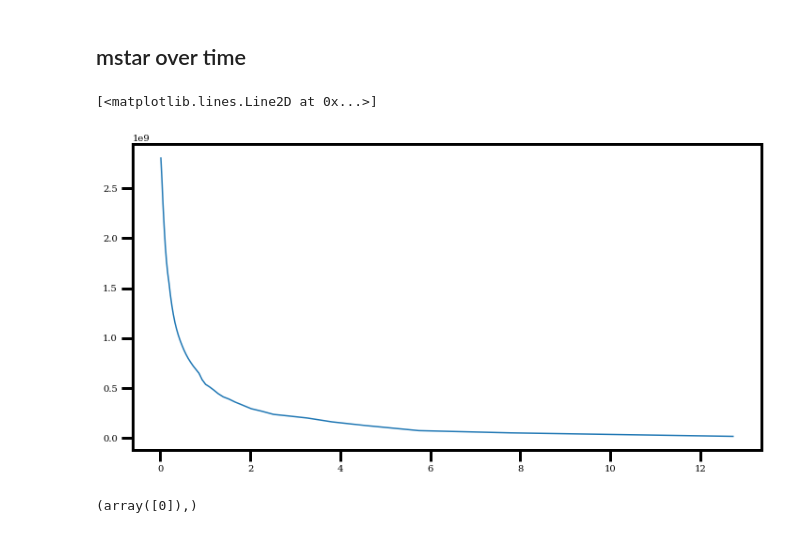
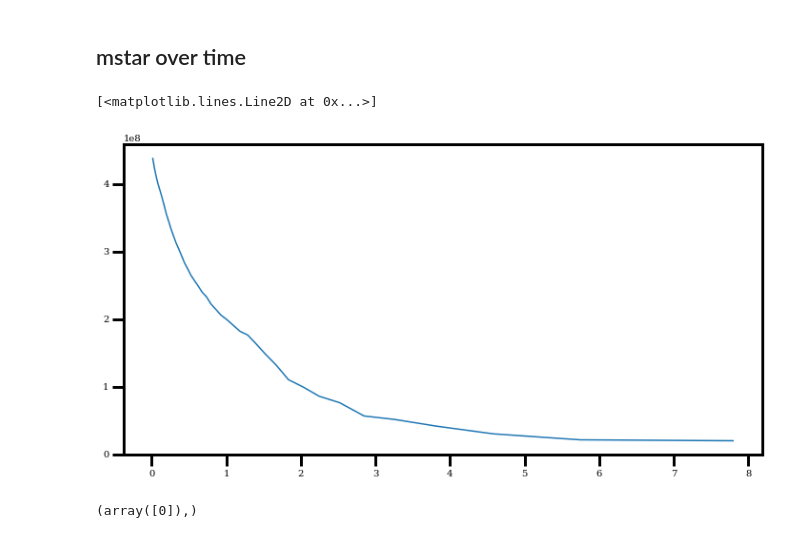
Before and after one commit to JosephWick/H1-merian, a Jupyter notebook: notebooks/BreathingPlots.ipynb, the cells around one changed output. Saved outputs shown, nothing was run; the diff lists cells and outputs as text; code cells hidden in the pictures.

```diff
--- a/notebooks/BreathingPlots.ipynb
+++ b/notebooks/BreathingPlots.ipynb
@@ -89,15 +89,16 @@ Text(0.5, 0, 'z')
 # %% [markdown]
 ## mstar over time
 # %%
-gal = cdmgals[9]
+# sanity check
+gal = cdmgals[15]
 data = pd.read_csv(datapath+'r'+str(gal)+'_qtys.txt')
 
 plt.figure(facecolor='w', figsize=(12,6))
 
 plt.plot(data['z'], data['M_star'])
 # %% [output]
 [<matplotlib.lines.Line2D at 0x...>]
-[figure, old version]
+[figure, new version]
 # %%
 np.where(df['M_star']==max(df['M_star']))
 # %% [output]
```
Also changed, not shown: parts of 1 cell of this notebook, 2 other files.
